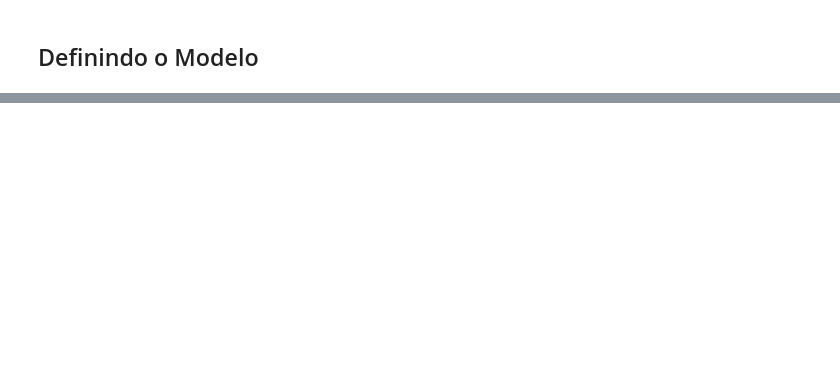
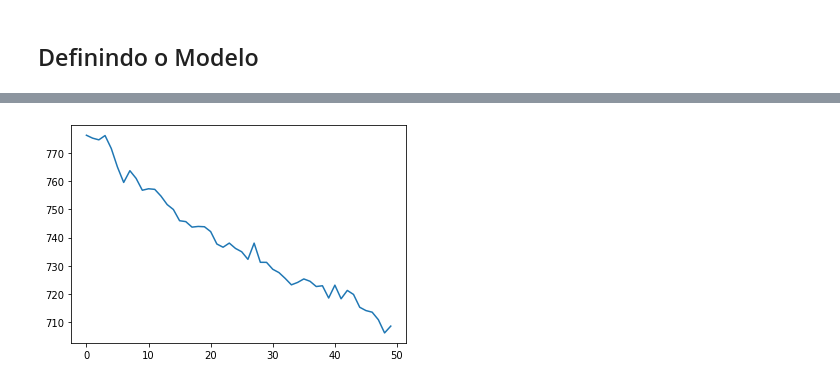
Before and after one commit to andresroliveira/MachineLearning, a Jupyter notebook: diamonds.ipynb, the cells around one changed output, grey strips where cells are left out. Cells and saved outputs as stored; diff of their text form; code cells hidden in the pictures; blank space fills up the shorter version.

```diff
--- a/diamonds.ipynb
+++ b/diamonds.ipynb
@@ -55,0 +112,5 @@ model.evaluate(x_test, y_test)
+# %%
+plt.plot(train.history['root_mean_squared_error'])
+plt.show()
+# %% [output]
+[figure, added]
```
Also changed, not shown: parts of 19 cells of this notebook, 4 other files.
